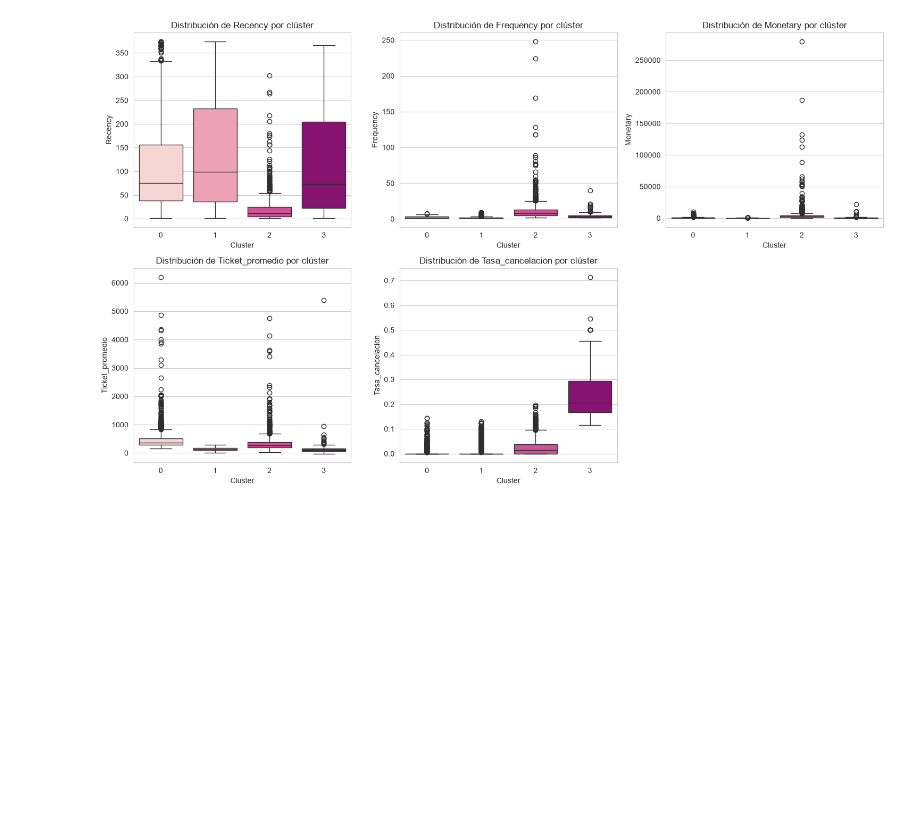
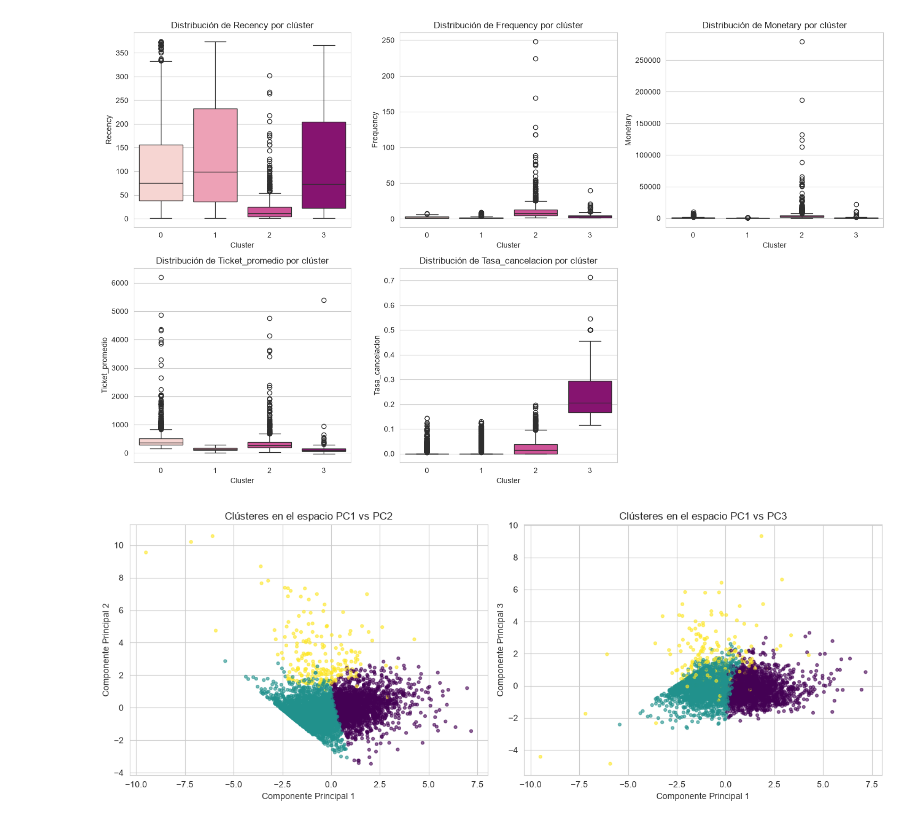
Before and after one commit to Neil821110/PhytonIA, a Jupyter notebook: Actividad4.ipynb, the cells around one changed output. Cells and saved outputs as stored; diff of their text form; code cells hidden in the pictures; blank space fills up the shorter version.

```diff
--- a/Actividad4.ipynb
+++ b/Actividad4.ipynb
@@ -1688,3 +1688,20 @@ plt.tight_layout()
 plt.show()
 # %% [output]
 [figure]
+# %%
+fig, axes = plt.subplots(1, 2, figsize=(13, 5))
+
+scatter1 = axes[0].scatter(pca_data[:,0], pca_data[:,1], c=kmeans_labels_pca, cmap='viridis', s=12, alpha=0.6)
+axes[0].set_xlabel('Componente Principal 1')
+axes[0].set_ylabel('Componente Principal 2')
+axes[0].set_title('Clústeres en el espacio PC1 vs PC2')
+
+scatter2 = axes[1].scatter(pca_data[:,0], pca_data[:,2], c=kmeans_labels_pca, cmap='viridis', s=12, alpha=0.6)
+axes[1].set_xlabel('Componente Principal 1')
+axes[1].set_ylabel('Componente Principal 3')
+axes[1].set_title('Clústeres en el espacio PC1 vs PC3')
+
+plt.tight_layout()
+plt.show()
+# %% [output]
+[figure, added]
```
